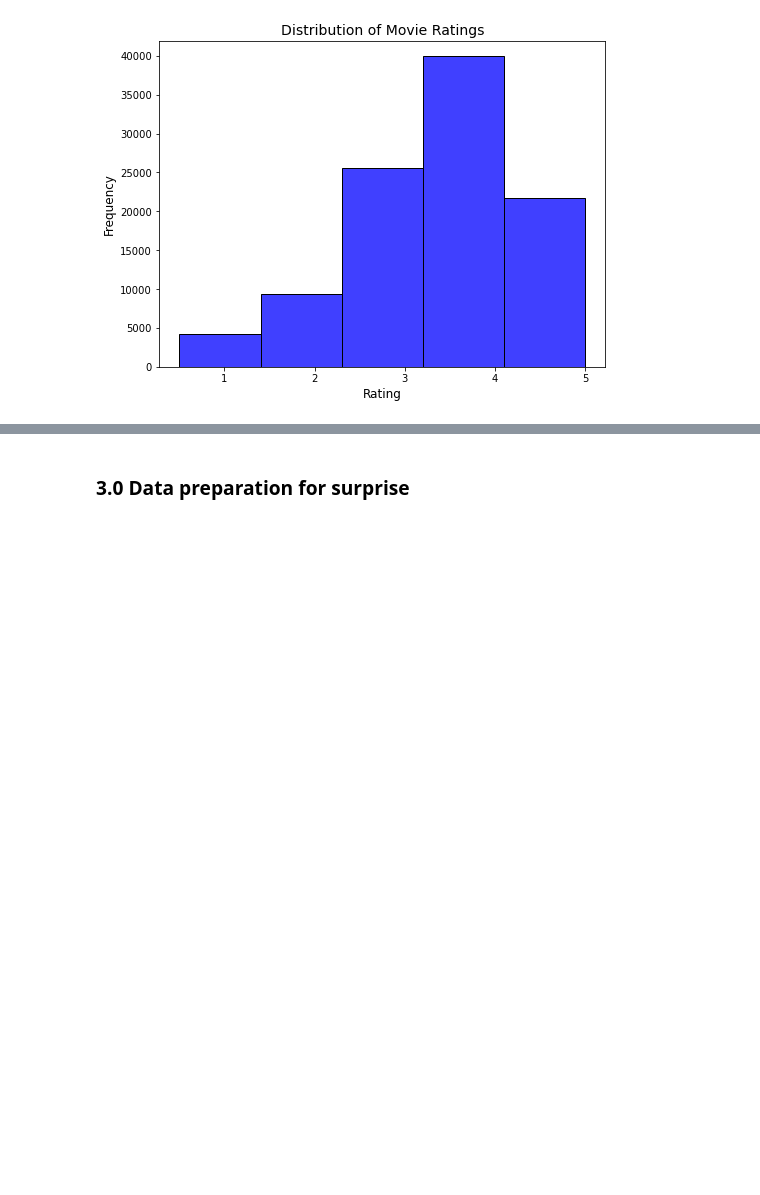
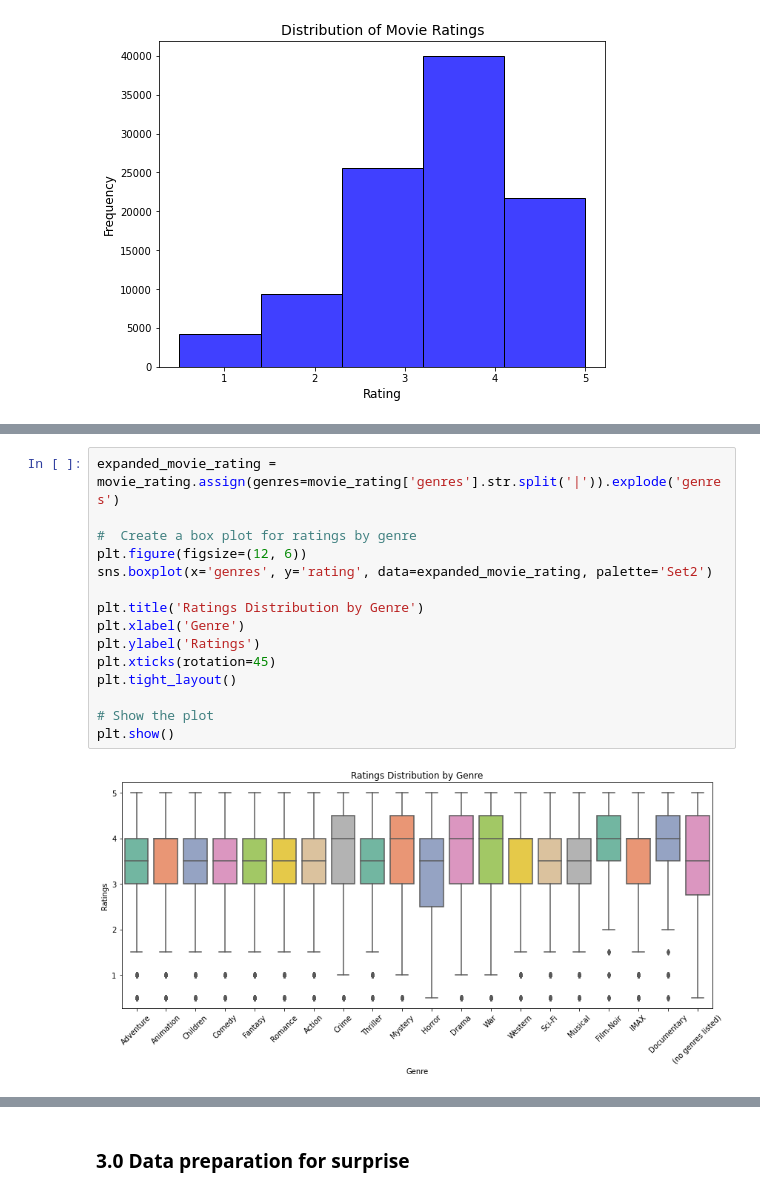
Before and after one commit to Mash-bot/Movie-Recommender-system, a Jupyter notebook: index.ipynb, the cells around one changed output, grey strips where cells are left out. Cells and saved outputs as stored; diff of their text form; blank space fills up the shorter version.

```diff
--- a/index.ipynb
+++ b/index.ipynb
@@ -151,0 +187,17 @@ plt.show()
+# %%
+expanded_movie_rating = movie_rating.assign(genres=movie_rating['genres'].str.split('|')).explode('genres')
+
+#  Create a box plot for ratings by genre
+plt.figure(figsize=(12, 6))
+sns.boxplot(x='genres', y='rating', data=expanded_movie_rating, palette='Set2')
+
+plt.title('Ratings Distribution by Genre')
+plt.xlabel('Genre')
+plt.ylabel('Ratings')
+plt.xticks(rotation=45)
+plt.tight_layout()
+
+# Show the plot
+plt.show()
+# %% [output]
+[figure, added]
```
Also changed, not shown: parts of 3 cells of this notebook, 5 other files.
